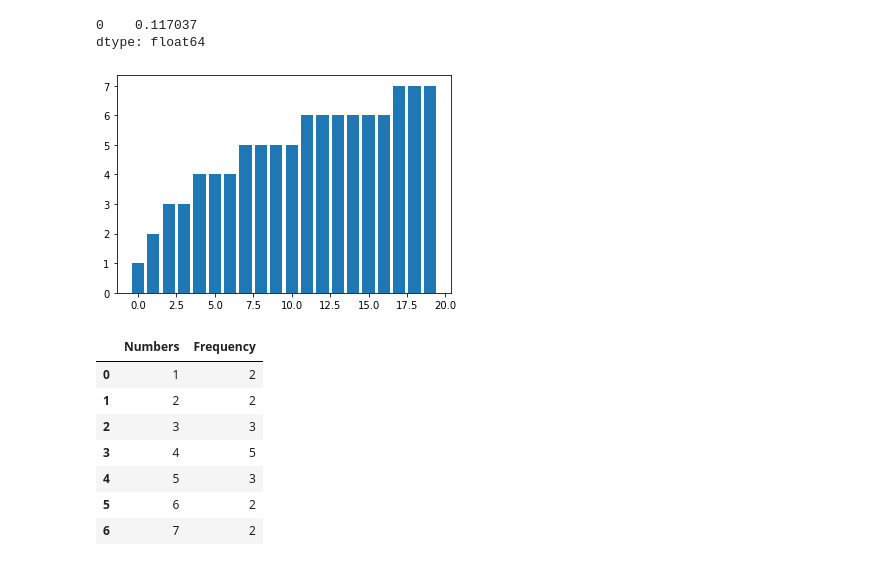
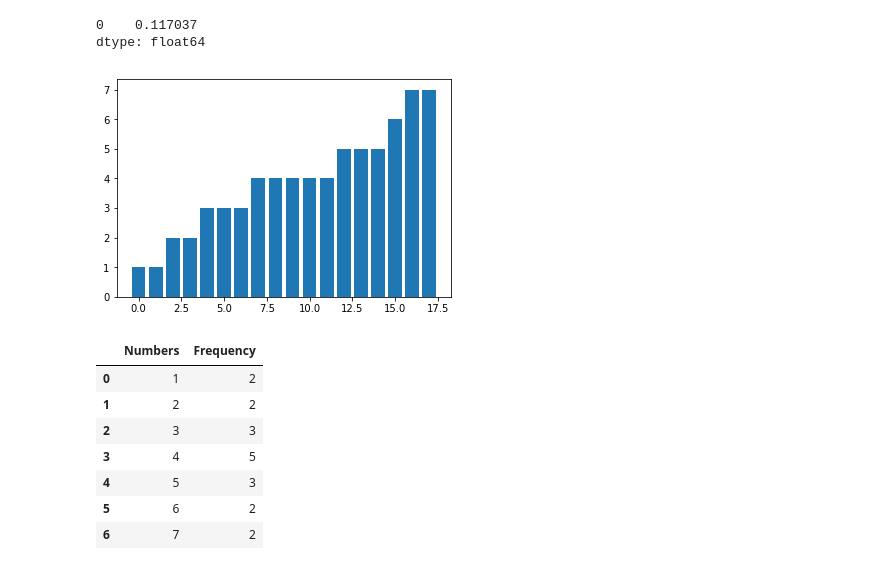
Before and after one commit to Salmankh3/Saylani_DS, a Jupyter notebook: DS_Class34.ipynb, the cells around one changed output. Drawn from its saved outputs; the diff is of its cells as text; code cells hidden in the pictures.

```diff
--- a/DS_Class34.ipynb
+++ b/DS_Class34.ipynb
@@ -176,10 +176,10 @@ data1.skew(axis=0)
 0    0.117037
 dtype: float64
 # %%
-plt.bar(data2.index,data2[0])
+plt.bar(data1.index,data1[0])
 plt.show()
 # %% [output]
-[figure, old version]
+[figure, new version]
 # %%
 freq2 = pd.DataFrame({"Numbers":[1,2,3,4,5,6,7], "Frequency":[2,2,3,5,3,2,2]})
 freq2
```
Also changed, not shown: parts of 12 cells of this notebook.
